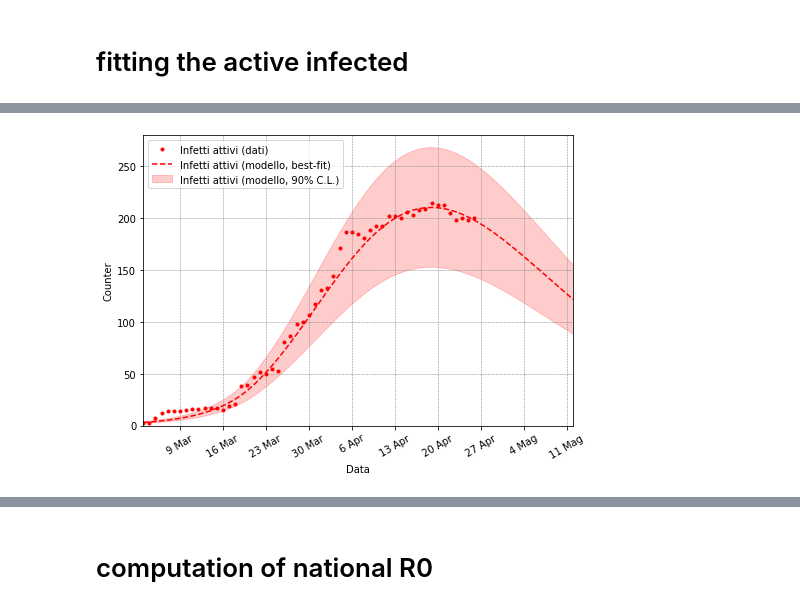
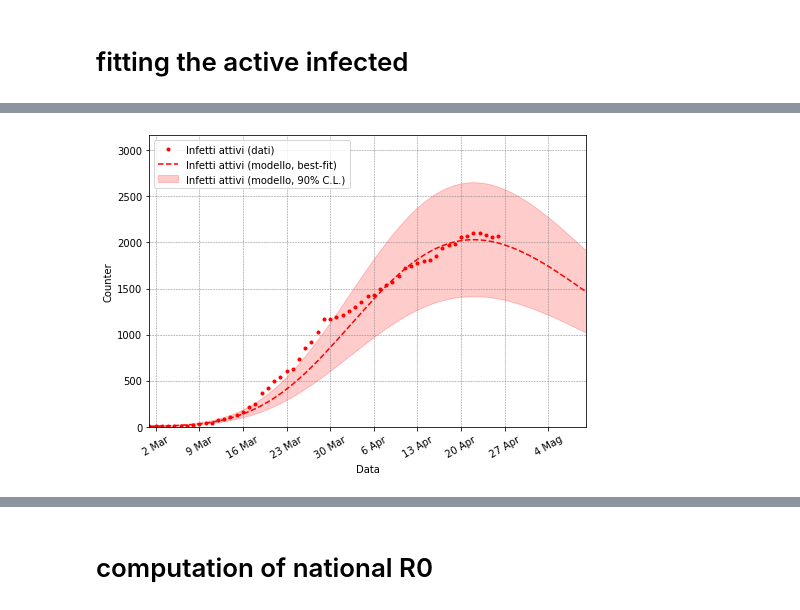
Before and after one commit to apalladi/datascienceprojects, a Jupyter notebook: covid19/main-code-regionale.ipynb, the cells around one changed output, grey strips where cells are left out. Cells and saved outputs as stored; diff of their text form; code cells hidden in the pictures.

```diff
--- a/covid19/main-code-regionale.ipynb
+++ b/covid19/main-code-regionale.ipynb
@@ -7,3 +40,7 @@ import time as pctime
 # %%
 nome_regione=input('Scegli la regione: ')
+
+popolazione_regione=df_popregioni.loc[str(nome_regione),'Popolazione']
+
+print(popolazione_regione)
 # %% [output]
@@ -25,7 +63,7 @@ ydata_rec=np.array(data['dimessi_guariti'])
 ydata_inf=np.array(ydata-ydata_rec-ydata_death)
 
 # i dati iniziano all'ottavo giorno. Prima non ci sono contagi
-delay=8
+delay=6
 ydata=ydata[delay:]
 ydata_death=ydata_death[delay:]
 ydata_rec=ydata_rec[delay:]
@@ -183,7 +230,7 @@ def SIR_2(N,beta1,gamma,tau=10**6,t_thresh=14,I0=1,R0=0,t=np.arange(0,365)):
 # 3 parameter fit for the active infected
 
 def optimizer_adv(R0,tau,t_thresh):
-    fin_result_updated=SIR_2(6*10**7,R0*1/14,1/14,tau,t_thresh,I0=ydata_inf[0])
+    fin_result_updated=SIR_2(popolazione_regione,R0*1/14,1/14,tau,t_thresh,I0=ydata_inf[0])
     i_vec=fin_result_updated[2]
 
     pesi=np.exp(-np.arange(len(ydata_inf))/7)    #
@@ -197,9 +244,9 @@ def optimizer_adv(R0,tau,t_thresh):
     return accuracy,errperc,stdperc
 # %%
 # grid on 3 parameters
-R0grid=np.linspace(3,5,10)
-taugrid=np.linspace(25,35,20)
-ttreshgrid=np.linspace(0,20,10)
+R0grid=np.linspace(4,7,15)
+taugrid=np.linspace(10,30,30)
+ttreshgrid=np.linspace(0,10,10)
 
 res_scan=[]
 counter=0
@@ -263,27 +310,27 @@ array([ 3.        , 26.57894737, 17.77777778])
 # %%
-fin_result_updated=SIR_2(6*10**7,par_ideal[0]*1/14,1/14,par_ideal[1],t_thresh=par_ideal[2],I0=ydata_inf[0])
+fin_result_updated=SIR_2(popolazione_regione,par_ideal[0]*1/14,1/14,par_ideal[1],t_thresh=par_ideal[2],I0=ydata_inf[0])
 
 t=fin_result_updated[0]
 i_vec=fin_result_updated[2]
 
 plt.figure(figsize=(7,5))
 plt.plot(np.arange(len(ydata_inf)),ydata_inf,color='red',linestyle='None',marker='.',label='Infetti attivi (dati)')
 plt.plot(t, i_vec, label='Infetti attivi (modello, best-fit)',color='red',linestyle='--')
 plt.fill_between(t, i_vec*(1+par_ideal[5]/100*1.65),i_vec*(1-par_ideal[5]/100*1.65), label='Infetti attivi (modello, 90% C.L.)',color='red',alpha=.2)
 #plt.plot(np.zeros(2)+70,[-1000,140000],color='purple')
 plt.xticks(np.arange(0-delay,100,7),['24 Feb','2 Mar','9 Mar','16 Mar','23 Mar','30 Mar','6 Apr','13 Apr','20 Apr','27 Apr','4 Mag','11 Mag','18 Mag','25 Mag','1 Giu','8 Giu'],rotation=30)
 plt.xlim(0,70)
-plt.ylim(0,ydata_inf[-1]*1.4)
+plt.ylim(0,ydata_inf.max()*1.5)
 #plt.annotate("Lockdown", xy=(14,10000), xytext=(3,40000), arrowprops=dict(arrowstyle="->"),fontsize=13)
 plt.xlabel('Data')
 plt.ylabel('Counter')
 plt.legend(loc=2)
 plt.grid(color='gray', linestyle='--', linewidth=0.5)
 plt.tight_layout()
 plt.savefig('output/fit_con_incertezza.png',dpi=300)
 plt.show()
 # %% [output]
-[figure, old version]
+[figure, new version]
 # %%
 i_vec[70]*(1+par_ideal[5]/100*2),i_vec[70]*(1-par_ideal[5]/100*2)
 # %% [output]
```
Also changed, not shown: parts of 19 cells of this notebook, 33 other files.
